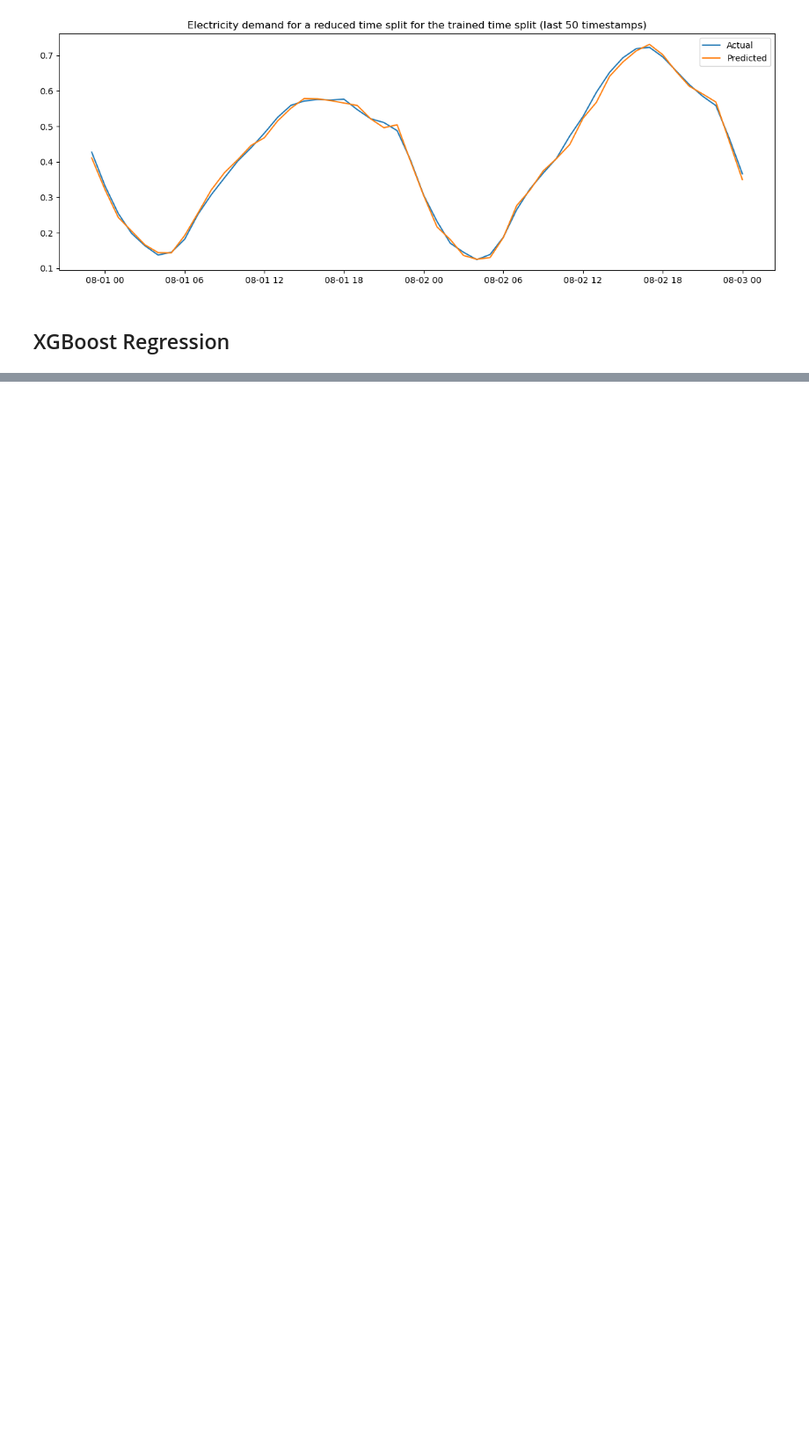
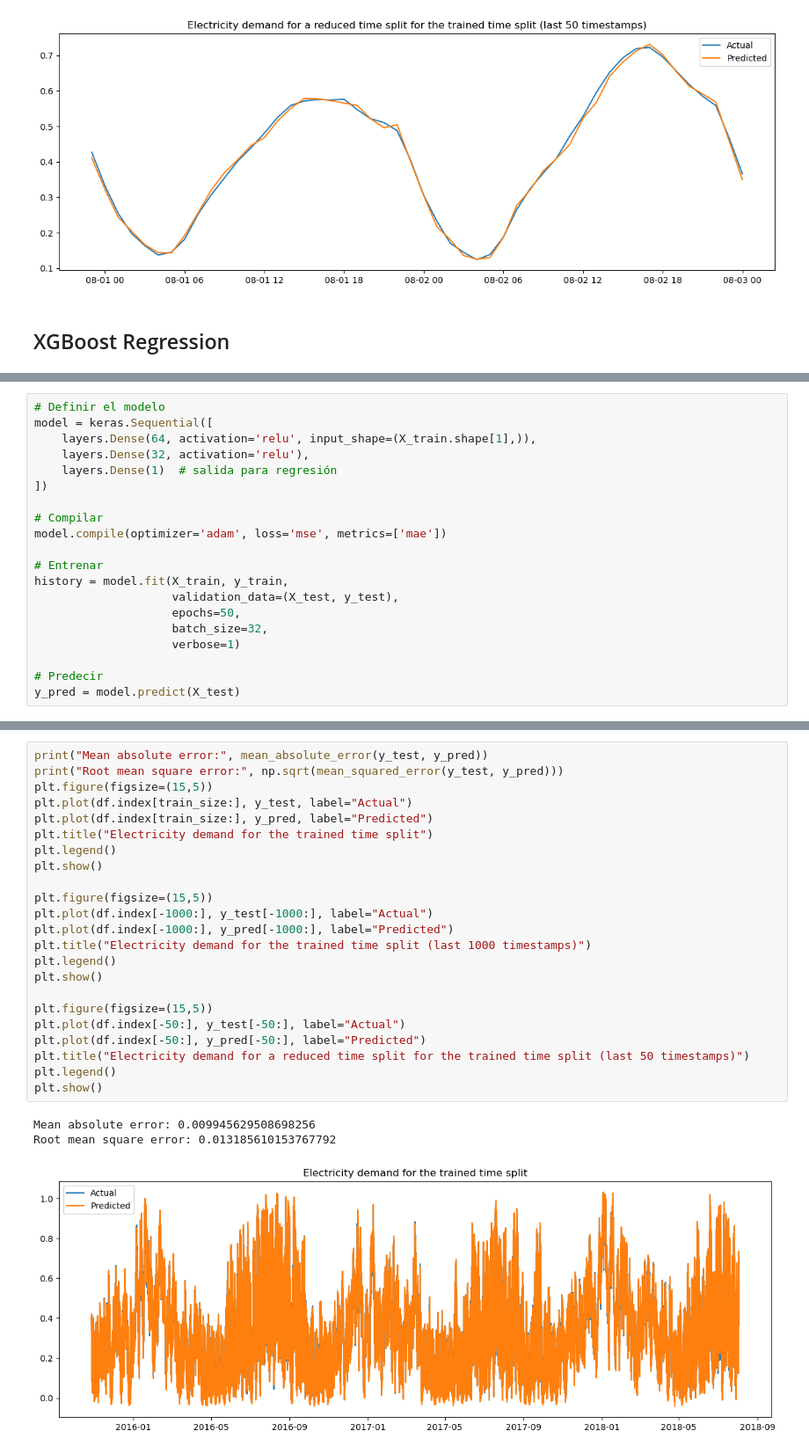
Before and after one commit to mruifer/Electricity-demand-forecast, a Jupyter notebook: notebooks/03_modeling.ipynb, the cells around one changed output, grey strips where cells are left out. Shown at 88% size. Cells and saved outputs as stored; diff of their text form; blank space fills up the shorter version.

```diff
--- a/notebooks/03_modeling.ipynb
+++ b/notebooks/03_modeling.ipynb
@@ -125,0 +175,20 @@ plt.show()
+# %%
+# Definir el modelo
+model = keras.Sequential([
+    layers.Dense(64, activation='relu', input_shape=(X_train.shape[1],)),
+    layers.Dense(32, activation='relu'),
+    layers.Dense(1)  # salida para regresión
+])
+
+# Compilar
+model.compile(optimizer='adam', loss='mse', metrics=['mae'])
+
+# Entrenar
+history = model.fit(X_train, y_train,
+                    validation_data=(X_test, y_test),
+                    epochs=50,
+                    batch_size=32,
+                    verbose=1)
+
+# Predecir
+y_pred = model.predict(X_test)
@@ -125,0 +213,27 @@ plt.show()
+# %%
+print("Mean absolute error:", mean_absolute_error(y_test, y_pred))
+print("Root mean square error:", np.sqrt(mean_squared_error(y_test, y_pred)))
+plt.figure(figsize=(15,5))
+plt.plot(df.index[train_size:], y_test, label="Actual")
+plt.plot(df.index[train_size:], y_pred, label="Predicted")
+plt.title("Electricity demand for the trained time split")
+plt.legend()
+plt.show()
+
+plt.figure(figsize=(15,5))
+plt.plot(df.index[-1000:], y_test[-1000:], label="Actual")
+plt.plot(df.index[-1000:], y_pred[-1000:], label="Predicted")
+plt.title("Electricity demand for the trained time split (last 1000 timestamps)")
+plt.legend()
+plt.show()
+
+plt.figure(figsize=(15,5))
+plt.plot(df.index[-50:], y_test[-50:], label="Actual")
+plt.plot(df.index[-50:], y_pred[-50:], label="Predicted")
+plt.title("Electricity demand for a reduced time split for the trained time split (last 50 timestamps)")
+plt.legend()
+plt.show()
+# %% [output]
+Mean absolute error: 0.009945629508698256
+Root mean square error: 0.013185610153767792
+[figure, added]
```
Also changed, not shown: parts of 10 cells of this notebook.
